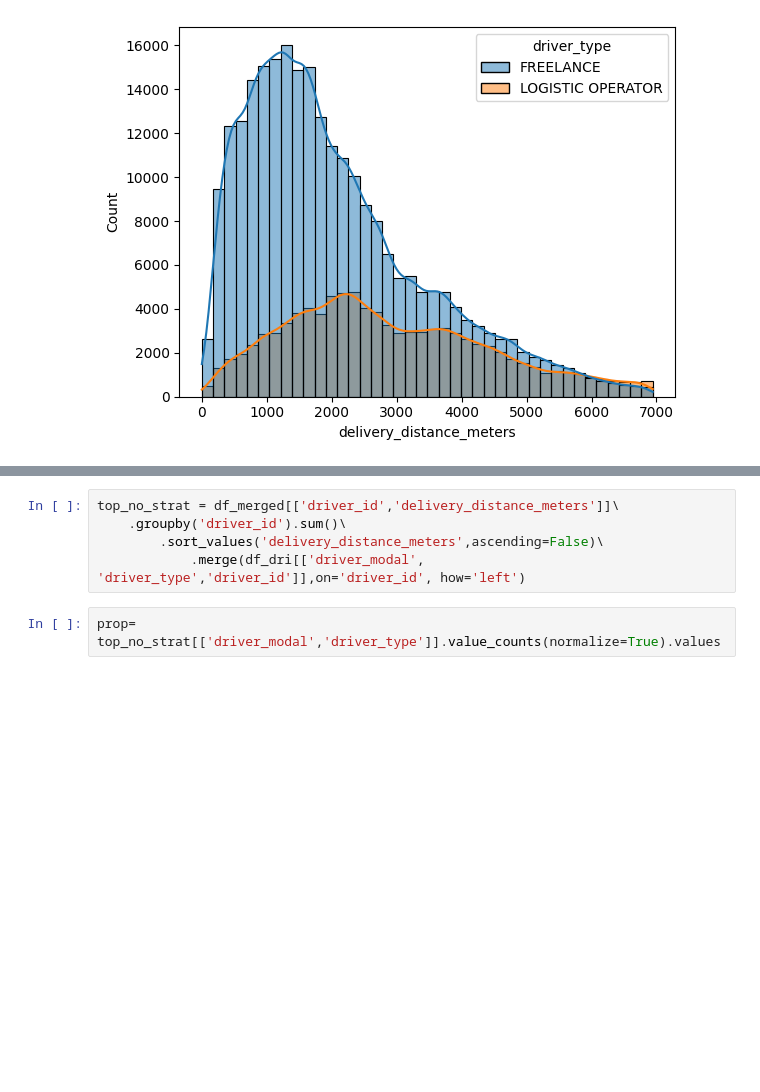
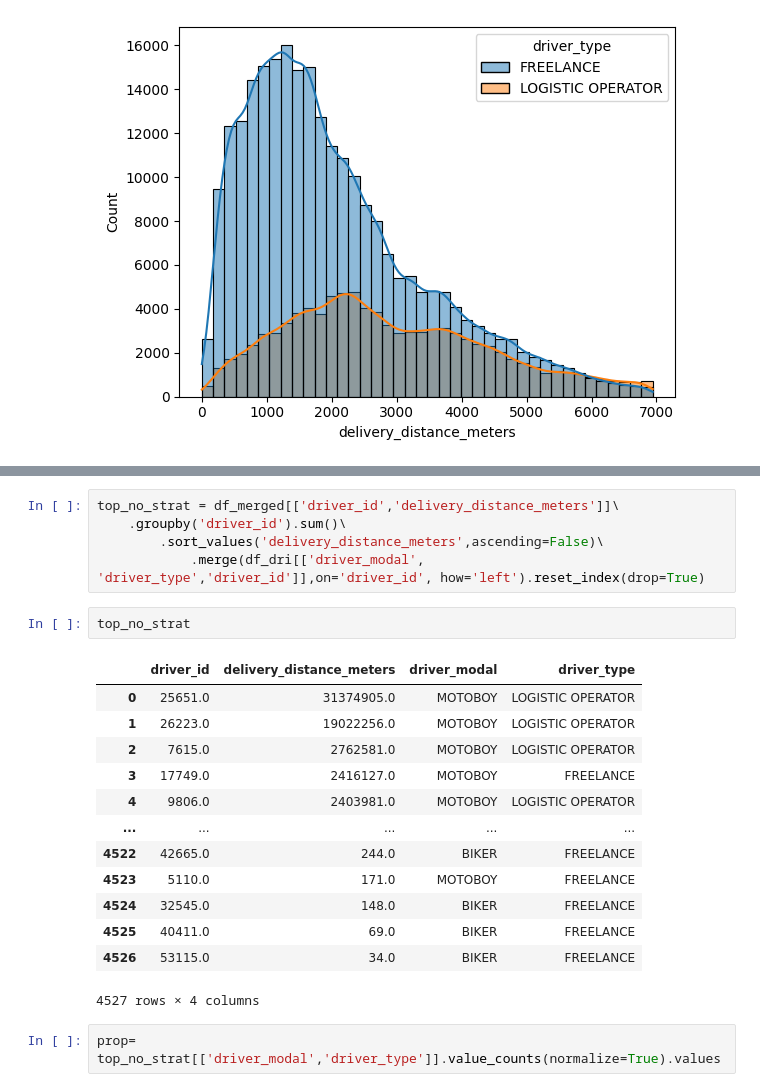
Before and after one commit to thomasfsr/airflow_foodcenter, a Jupyter notebook: notebooks/eda.ipynb, the cells around one changed output, grey strips where cells are left out. Cells and saved outputs as stored; diff of their text form; blank space fills up the shorter version.

```diff
--- a/notebooks/eda.ipynb
+++ b/notebooks/eda.ipynb
@@ -197,7 +203,23 @@ Name: proportion, dtype: float64
 top_no_strat = df_merged[['driver_id','delivery_distance_meters']]\
     .groupby('driver_id').sum()\
         .sort_values('delivery_distance_meters',ascending=False)\
-            .merge(df_dri[['driver_modal', 'driver_type','driver_id']],on='driver_id', how='left')
+            .merge(df_dri[['driver_modal', 'driver_type','driver_id']],on='driver_id', how='left').reset_index(drop=True)
+# %%
+top_no_strat
+# %% [output]
+|  | driver_id | delivery_distance_meters | driver_modal | driver_type |
+| 0 | 25651.0 | 31374905.0 | MOTOBOY | LOGISTIC OPERATOR |
+| 1 | 26223.0 | 19022256.0 | MOTOBOY | LOGISTIC OPERATOR |
+| 2 | 7615.0 | 2762581.0 | MOTOBOY | LOGISTIC OPERATOR |
+| 3 | 17749.0 | 2416127.0 | MOTOBOY | FREELANCE |
+| 4 | 9806.0 | 2403981.0 | MOTOBOY | LOGISTIC OPERATOR |
+| ... | ... | ... | ... | ... |
+| 4522 | 42665.0 | 244.0 | BIKER | FREELANCE |
+| 4523 | 5110.0 | 171.0 | MOTOBOY | FREELANCE |
+| 4524 | 32545.0 | 148.0 | BIKER | FREELANCE |
+| 4525 | 40411.0 | 69.0 | BIKER | FREELANCE |
+| 4526 | 53115.0 | 34.0 | BIKER | FREELANCE |
+4527 rows × 4 columns
 # %%
 prop= top_no_strat[['driver_modal','driver_type']].value_counts(normalize=True).values
 # %%
```
Also changed, not shown: parts of 11 cells of this notebook, 4 other files.
